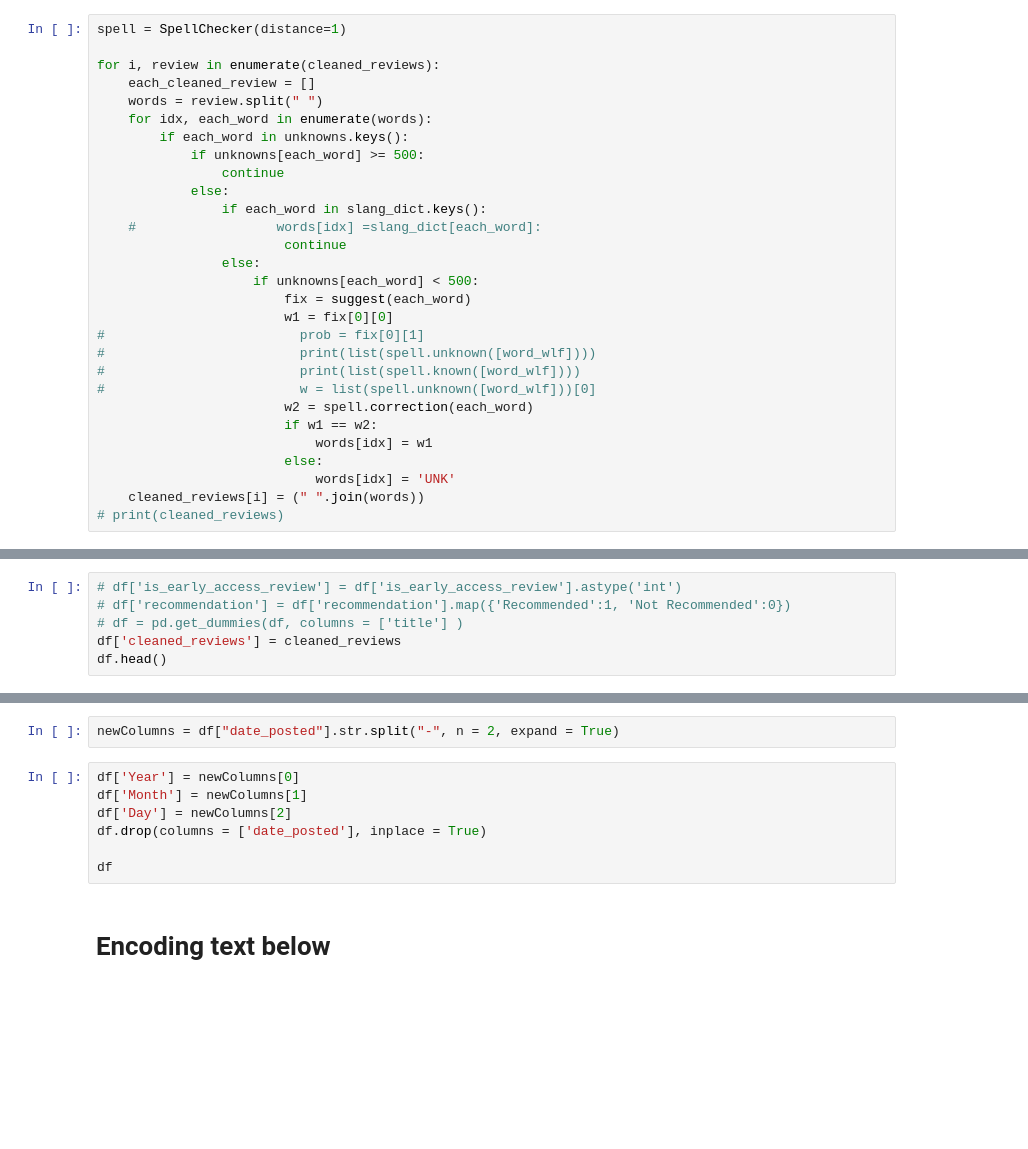
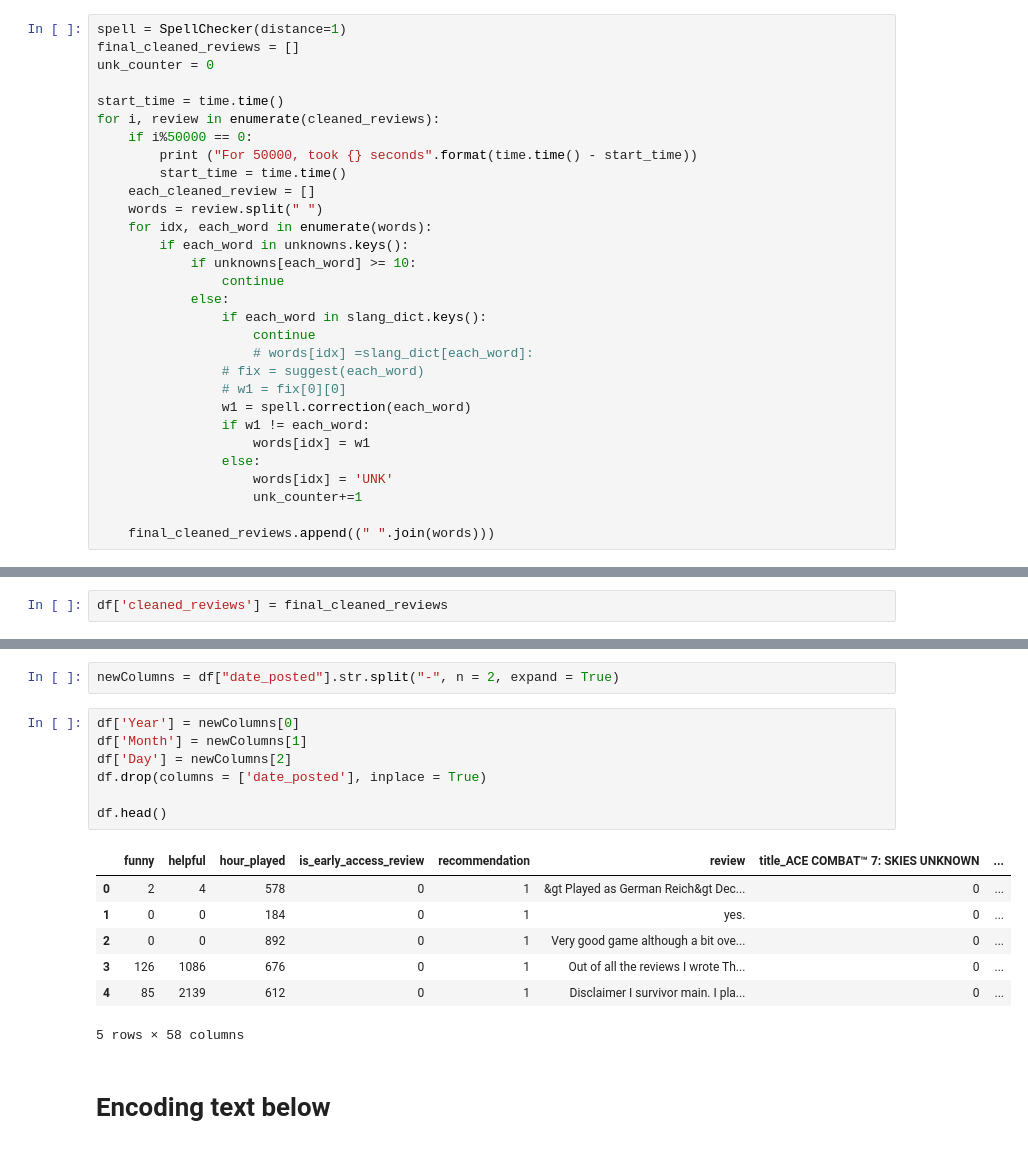
Before and after one commit to KWellesly/NLP-steam-reviews, a Jupyter notebook: data_cleaning.ipynb, the cells around one changed output, grey strips where cells are left out. Saved outputs shown, nothing was run; the diff lists cells and outputs as text; blank space fills up the shorter version.

Commit message:
Cleaned up data_cleaning. End output 420K x 8K. Need to shrink becuase the df is too large.

```diff
--- a/data_cleaning.ipynb
+++ b/data_cleaning.ipynb
@@ -191,29 +208,30 @@ print(slang_dict)
 # %%
 spell = SpellChecker(distance=1)
+final_cleaned_reviews = []
+unk_counter = 0
 
+start_time = time.time()
 for i, review in enumerate(cleaned_reviews):
+    if i%50000 == 0:
+        print ("For 50000, took {} seconds".format(time.time() - start_time))
+        start_time = time.time()
     each_cleaned_review = []
     words = review.split(" ")
     for idx, each_word in enumerate(words):
         if each_word in unknowns.keys():
-            if unknowns[each_word] >= 500:
+            if unknowns[each_word] >= 10:
                 continue
             else:
                 if each_word in slang_dict.keys():
-    #                  words[idx] =slang_dict[each_word]:
-                        continue
+                    continue
+                    # words[idx] =slang_dict[each_word]:
+                # fix = suggest(each_word)
+                # w1 = fix[0][0]
+                w1 = spell.correction(each_word)
+                if w1 != each_word:
+                    words[idx] = w1
                 else:
-                    if unknowns[each_word] < 500:
-                        fix = suggest(each_word)
-                        w1 = fix[0][0]
-#                         prob = fix[0][1]
-#                         print(list(spell.unknown([word_wlf])))
-#                         print(list(spell.known([word_wlf])))
-#                         w = list(spell.unknown([word_wlf]))[0]
-                        w2 = spell.correction(each_word)
-                        if w1 == w2:
-                            words[idx] = w1
-                        else:
-                            words[idx] = 'UNK'
-    cleaned_reviews[i] = (" ".join(words))
-# print(cleaned_reviews)
+                    words[idx] = 'UNK'
+                    unk_counter+=1
+
+    final_cleaned_reviews.append((" ".join(words)))
@@ -220,10 +272,4 @@ for i, review in enumerate(cleaned_reviews):
 # %% [markdown]
 #todo spellcheck
-# %%
-# df['is_early_access_review'] = df['is_early_access_review'].astype('int')
-# df['recommendation'] = df['recommendation'].map({'Recommended':1, 'Not Recommended':0})
-# df = pd.get_dummies(df, columns = ['title'] )
-df['cleaned_reviews'] = cleaned_reviews
-df.head()
 # %%
 len(df)
@@ -250,3 +282,5 @@ len(df) - len(test_drop)
+# %%
+df['cleaned_reviews'] = final_cleaned_reviews
 # %%
 raw_text = test_drop['review']
 vectorizer = TfidfVectorizer(use_idf=True)
@@ -271,10 +305,18 @@ newColumns = df["date_posted"].str.split("-", n = 2, expand = True)
 # %%
 df['Year'] = newColumns[0]
 df['Month'] = newColumns[1]
 df['Day'] = newColumns[2]
 df.drop(columns = ['date_posted'], inplace = True)
 
-df
+df.head()
+# %% [output]
+|  | funny | helpful | hour_played | is_early_access_review | recommendation | review | title_ACE COMBAT™ 7: SKIES UNKNOWN | ... |
+| 0 | 2 | 4 | 578 | 0 | 1 | &gt Played as German Reich&gt Dec... | 0 | ... |
+| 1 | 0 | 0 | 184 | 0 | 1 | yes. | 0 | ... |
+| 2 | 0 | 0 | 892 | 0 | 1 | Very good game although a bit ove... | 0 | ... |
+| 3 | 126 | 1086 | 676 | 0 | 1 | Out of all the reviews I wrote Th... | 0 | ... |
+| 4 | 85 | 2139 | 612 | 0 | 1 | Disclaimer I survivor main. I pla... | 0 | ... |
+5 rows × 58 columns
 # %% [markdown]
 # Encoding text below
 # %%
```
Also changed, not shown: parts of 36 cells of this notebook.
